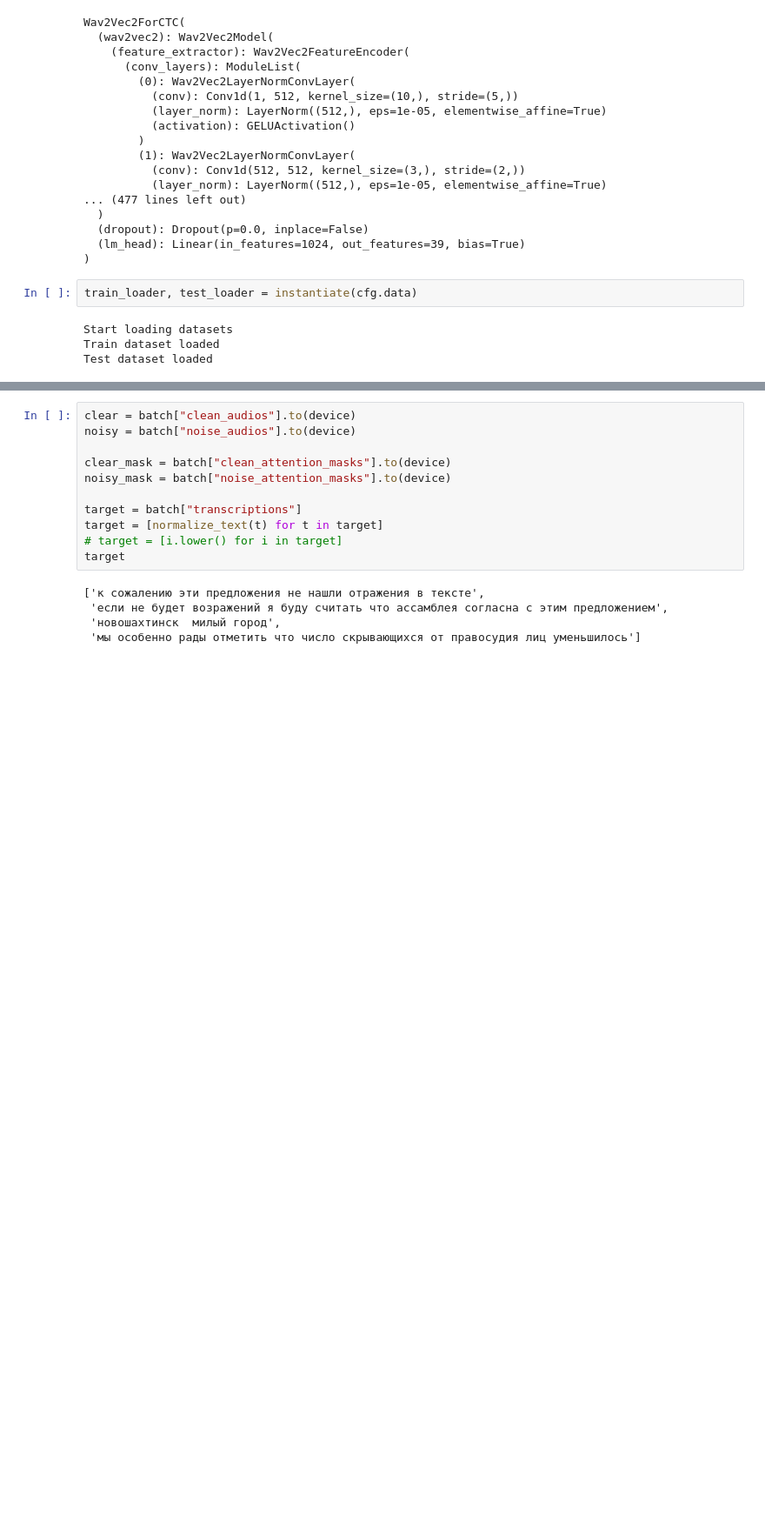
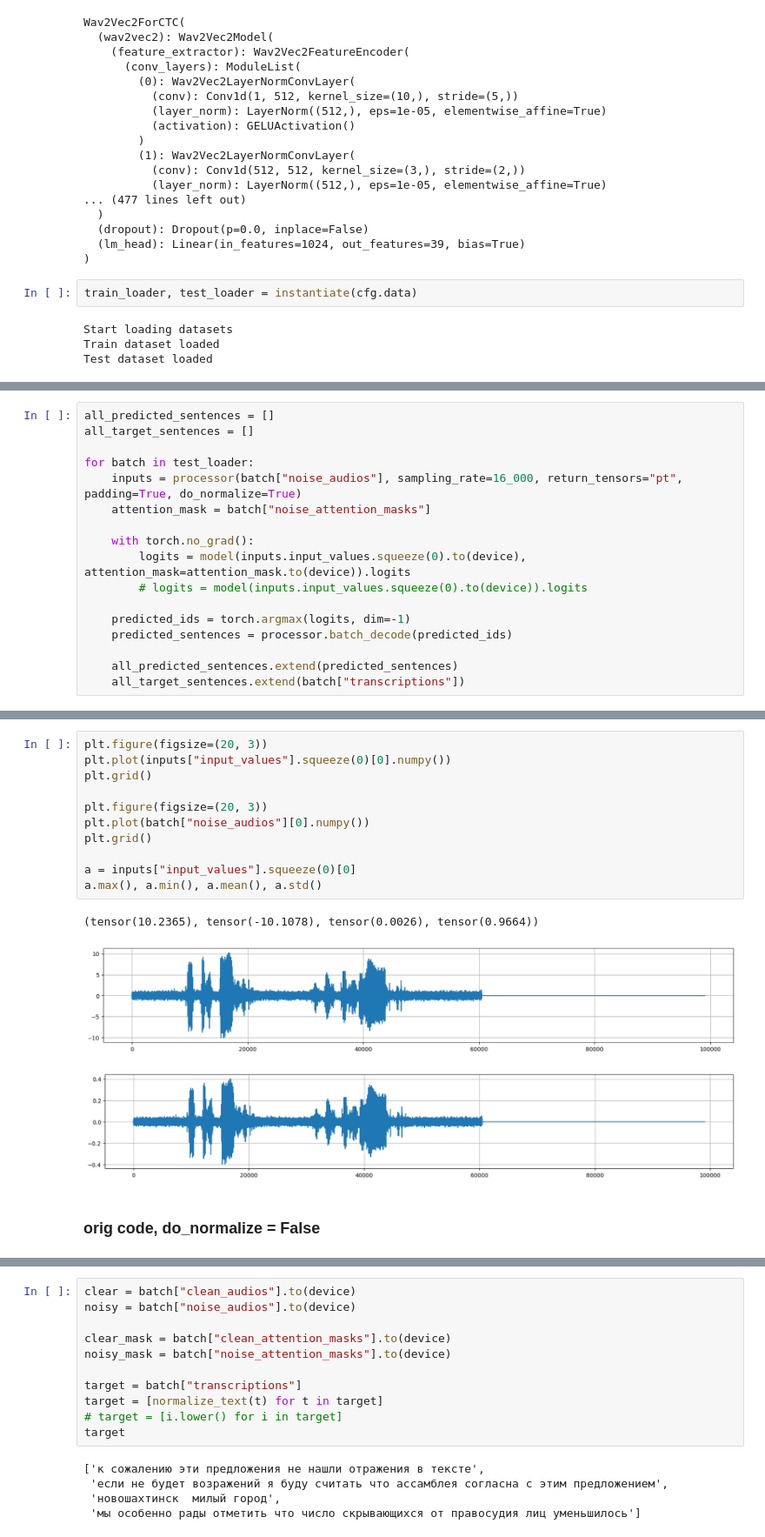
Before and after one commit to Petilia/dasr, a Jupyter notebook: wav2vec.ipynb, the cells around one changed output, grey strips where cells are left out. Shown at 87% size. Drawn from its saved outputs; the diff is of its cells as text; blank space fills up the shorter version.

```diff
--- a/wav2vec.ipynb
+++ b/wav2vec.ipynb
@@ -92,0 +101,17 @@ len(batch), batch
+# %%
+all_predicted_sentences = []
+all_target_sentences = []
+
+for batch in test_loader:
+    inputs = processor(batch["noise_audios"], sampling_rate=16_000, return_tensors="pt", padding=True, do_normalize=True)
+    attention_mask = batch["noise_attention_masks"]
+
+    with torch.no_grad():
+        logits = model(inputs.input_values.squeeze(0).to(device), attention_mask=attention_mask.to(device)).logits
+        # logits = model(inputs.input_values.squeeze(0).to(device)).logits
+
+    predicted_ids = torch.argmax(logits, dim=-1)
+    predicted_sentences = processor.batch_decode(predicted_ids)
+
+    all_predicted_sentences.extend(predicted_sentences)
+    all_target_sentences.extend(batch["transcriptions"])
@@ -92,0 +144,17 @@ len(batch), batch
+# %%
+plt.figure(figsize=(20, 3))
+plt.plot(inputs["input_values"].squeeze(0)[0].numpy())
+plt.grid()
+
+plt.figure(figsize=(20, 3))
+plt.plot(batch["noise_audios"][0].numpy())
+plt.grid()
+
+a = inputs["input_values"].squeeze(0)[0]
+a.max(), a.min(), a.mean(), a.std()
+# %% [output]
+(tensor(10.2365), tensor(-10.1078), tensor(0.0026), tensor(0.9664))
+[figure, added]
+[figure, added]
+# %% [markdown]
+### orig code, do_normalize = False
```
Also changed, not shown: parts of 24 cells of this notebook, 10 other files.
